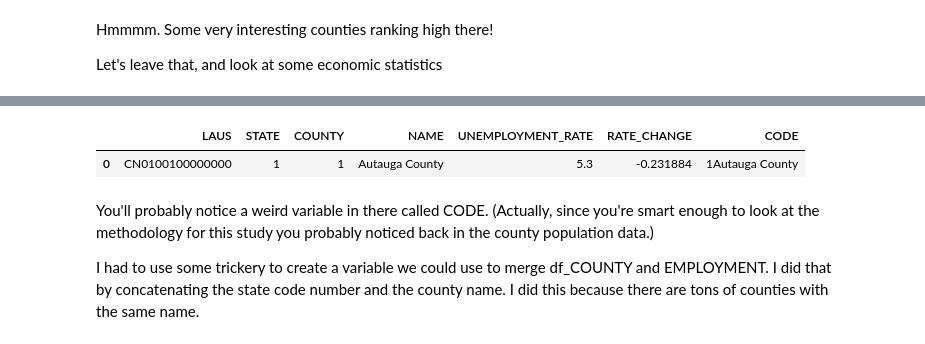
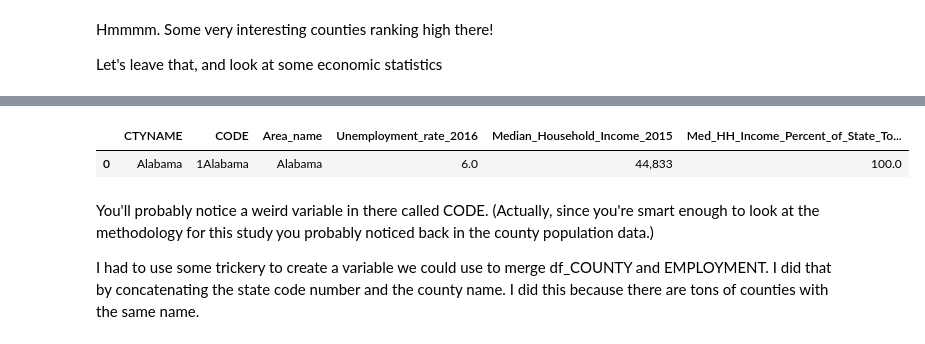
Before and after one commit to AlexMahadevan/first-python-notebook, a Jupyter notebook: Raise Family.ipynb, the cells around one changed output, grey strips where cells are left out. Saved outputs shown, nothing was run; the diff lists cells and outputs as text; code cells hidden in the pictures.

```diff
--- a/Raise Family.ipynb
+++ b/Raise Family.ipynb
@@ -187,10 +185,10 @@ df_COUNTY.sort_values("BIRTHS_PER_CAPITA", ascending=False).head(3)
 # %%
-EMPLOYMENT = pd.read_csv("/Users/alexmahadevan/Desktop/Projects/Raise a Family/UNEMPLOYMENT_READY_MERGE_NEW.csv")
+UNEMPLOYMENT = pd.read_csv("/Users/alexmahadevan/Desktop/Projects/Raise a Family/LOCAL_ECONOMICS.csv")
 # %%
-EMPLOYMENT.head(1)
+UNEMPLOYMENT.head(1)
 # %% [output]
-|  | LAUS | STATE | COUNTY | NAME | UNEMPLOYMENT_RATE | RATE_CHANGE | CODE |
-| 0 | CN0100100000000 | 1 | 1 | Autauga County | 5.3 | -0.231884 | 1Autauga County |
+|  | CTYNAME | CODE | Area_name | Unemployment_rate_2016 | Median_Household_Income_2015 | Med_HH_Income_Percent_of_State_To... |
+| 0 | Alabama | 1Alabama | Alabama | 6.0 | 44,833 | 100.0 |
 # %% [markdown]
 <p>You'll probably notice a weird variable in there called CODE. (Actually, since you're smart enough to look at the methodology for this study you probably noticed back in the county population data.)</p>
 <p>I had to use some trickery to create a variable we could use to merge df_COUNTY and EMPLOYMENT. I did that by concatenating the state code number and the county name. I did this because there are tons of counties with the same name.</p>
```
Also changed, not shown: parts of 11 cells of this notebook, 1 other file.
